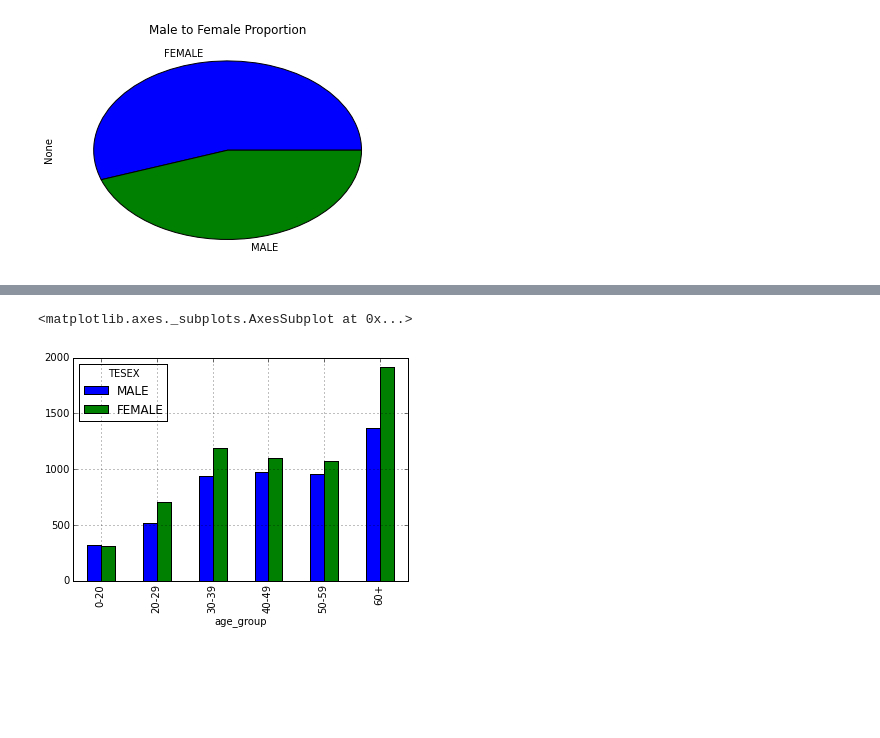
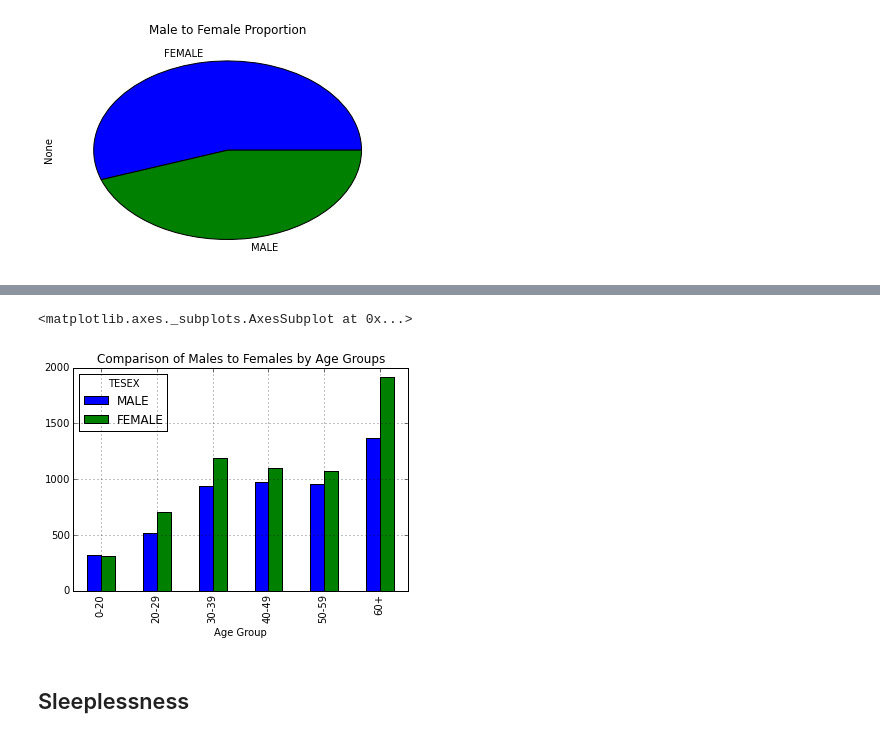
Before and after one commit to tiyd-python-2015-05/atus-analysis, a Jupyter notebook: sample_characteristics.ipynb, the cells around one changed output, grey strips where cells are left out. Saved outputs shown, nothing was run; the diff lists cells and outputs as text; code cells hidden in the pictures; blank space fills up the shorter version.

```diff
--- a/sample_characteristics.ipynb
+++ b/sample_characteristics.ipynb
@@ -49,3 +56,21 @@ gender['TESEX'].value_counts().plot(kind='pie', title="Male to Female Proportion
+# %%
+summary.loc[summary.TEAGE >= 60,'Age Group']='60+'
+above50 = summary.TEAGE >= 50
+below60 = summary.TEAGE < 60
+summary.loc[above50 & below60, 'Age Group'] = '50-59'
+
+above40 = summary.TEAGE >= 40
+below50 = summary.TEAGE < 50
+
+above30 = summary.TEAGE >= 30
+below40 = summary.TEAGE < 40
+
+above20 = summary.TEAGE >= 20
+below30 = summary.TEAGE < 30
+
+summary.loc[above40 & below50, 'Age Group'] = '40-49'
+summary.loc[above30 & below40, 'Age Group'] = '30-39'
+summary.loc[above20 & below30, 'Age Group'] = '20-29'
+summary.loc[summary.TEAGE < 20, 'Age Group'] = '0-20'
 # %%
-summary.columns
-ages = summary[['TEAGE', 'TESEX']]
+age_groups = summary[['TEAGE', 'TESEX', 'Age Group']]
@@ -82,8 +89,8 @@ See the the caveats in the documentation: http://pandas.pydata.org/pandas-docs/s
 # %%
-age_groups = ages.loc[:,['age_group', 'TESEX', 'counts']]
-df2 = age_groups.groupby(['age_group', 'TESEX'])['age_group'].count().unstack('TESEX')#.fillna(0)
+age_groups = age_groups.loc[:,['Age Group', 'TESEX']]
+df2 = age_groups.groupby(['Age Group', 'TESEX'])['Age Group'].count().unstack('TESEX')#.fillna(0)
 # %%
-df2[['MALE', 'FEMALE']].plot(kind='bar')
+df2[['MALE', 'FEMALE']].plot(kind='bar', title='Comparison of Males to Females by Age Groups')
 # %% [output]
 <matplotlib.axes._subplots.AxesSubplot at 0x...>
-[figure, old version]
+[figure, new version]
@@ -91,0 +97,2 @@ df2[['MALE', 'FEMALE']].plot(kind='bar')
+# %% [markdown]
+## Sleeplessness
```
Also changed, not shown: parts of 13 cells of this notebook.
